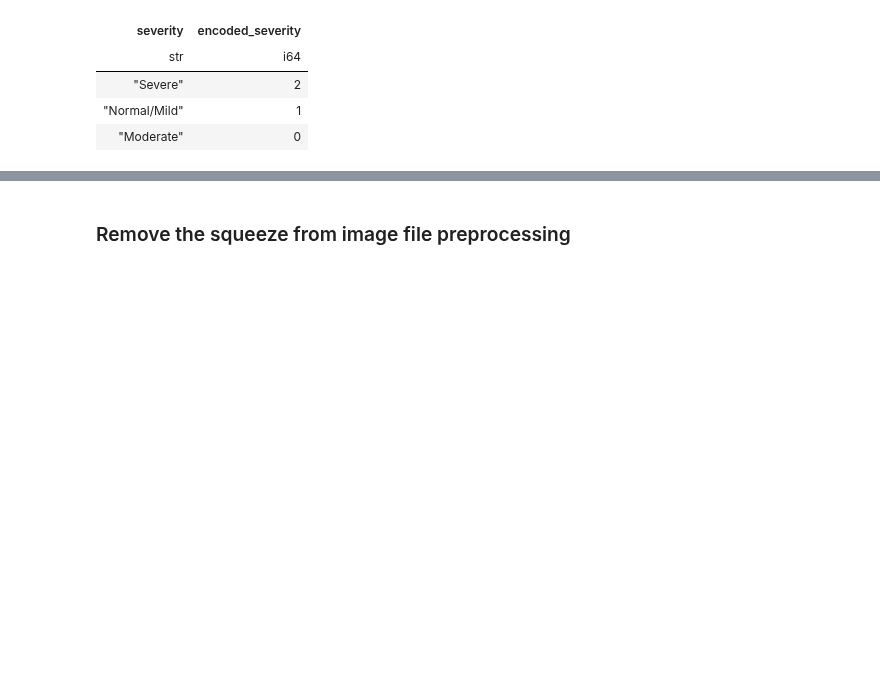
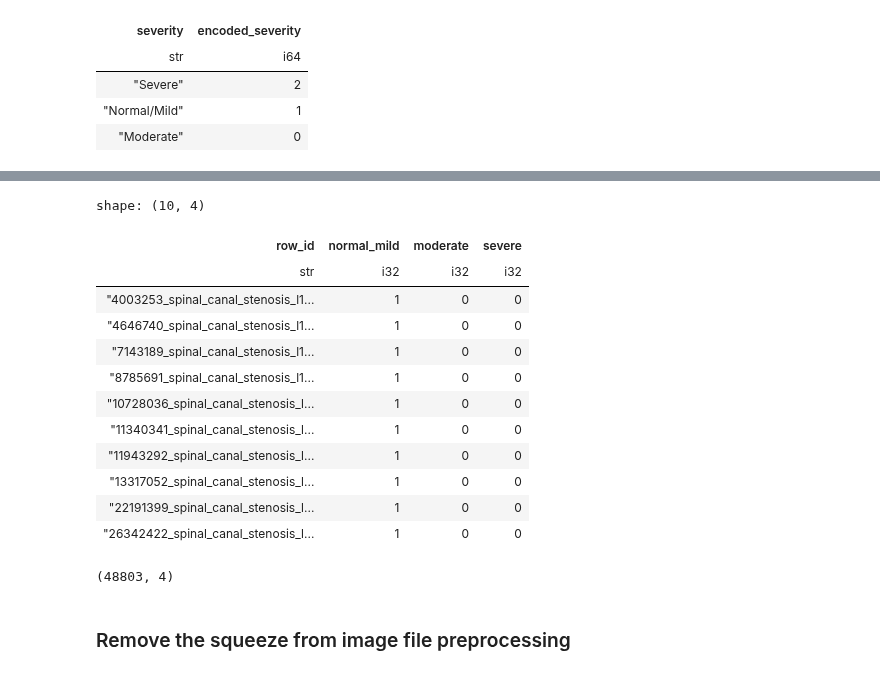
Before and after one commit to sumaniitm/RSNA-2024-Lumbar-Spine-Degenerative-Classification, a Jupyter notebook: feature-extraction-rsna2024-sumaniitm.ipynb, the cells around one changed output, grey strips where cells are left out. Cells and saved outputs as stored; diff of their text form; code cells hidden in the pictures; blank space fills up the shorter version.

```diff
--- a/feature-extraction-rsna2024-sumaniitm.ipynb
+++ b/feature-extraction-rsna2024-sumaniitm.ipynb
@@ -380,3 +401,25 @@ for study in studies:
+# %%
+train_studies_metadata_df_final = train_studies_metadata_df_final.drop(['normal_mild', 'moderate', 'severe'])
+train_studies_metadata_df_final.columns = ['row_id', 'normal_mild', 'moderate', 'severe']
+train_studies_metadata_df_final.head(10)
+# %% [output]
+shape: (10, 4)
+| row_id | normal_mild | moderate | severe |
+| str | i32 | i32 | i32 |
+| "4003253_spinal_canal_stenosis_l1... | 1 | 0 | 0 |
+| "4646740_spinal_canal_stenosis_l1... | 1 | 0 | 0 |
+| "7143189_spinal_canal_stenosis_l1... | 1 | 0 | 0 |
+| "8785691_spinal_canal_stenosis_l1... | 1 | 0 | 0 |
+| "10728036_spinal_canal_stenosis_l... | 1 | 0 | 0 |
+| "11340341_spinal_canal_stenosis_l... | 1 | 0 | 0 |
+| "11943292_spinal_canal_stenosis_l... | 1 | 0 | 0 |
+| "13317052_spinal_canal_stenosis_l... | 1 | 0 | 0 |
+| "22191399_spinal_canal_stenosis_l... | 1 | 0 | 0 |
+| "26342422_spinal_canal_stenosis_l... | 1 | 0 | 0 |
+# %%
+train_studies_metadata_df_final.shape
+# %% [output]
+(48803, 4)
 # %%
 from tensorflow.keras.applications import EfficientNetB0
 from tensorflow.keras import layers
```
Also changed, not shown: parts of 9 cells of this notebook.
